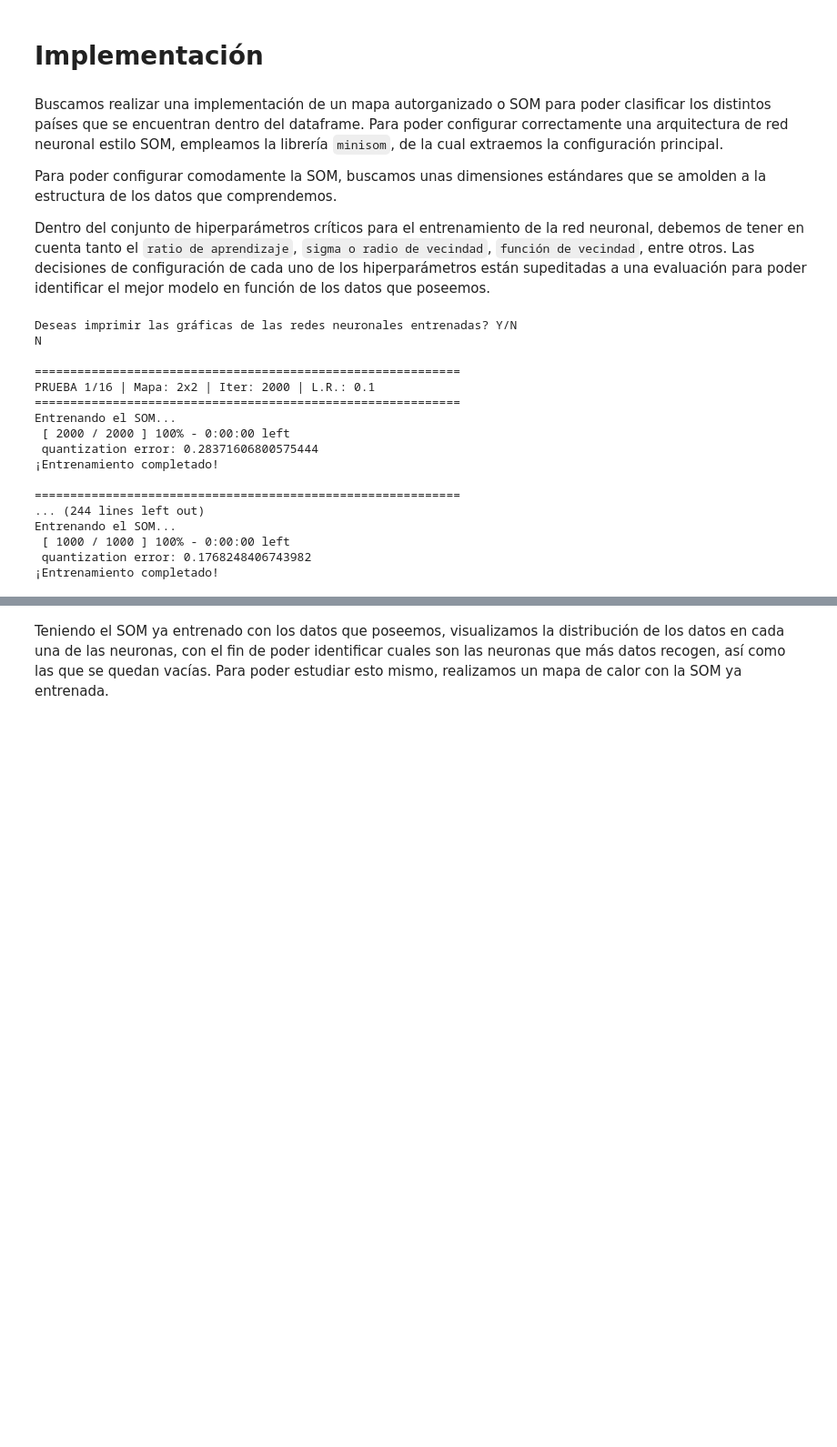
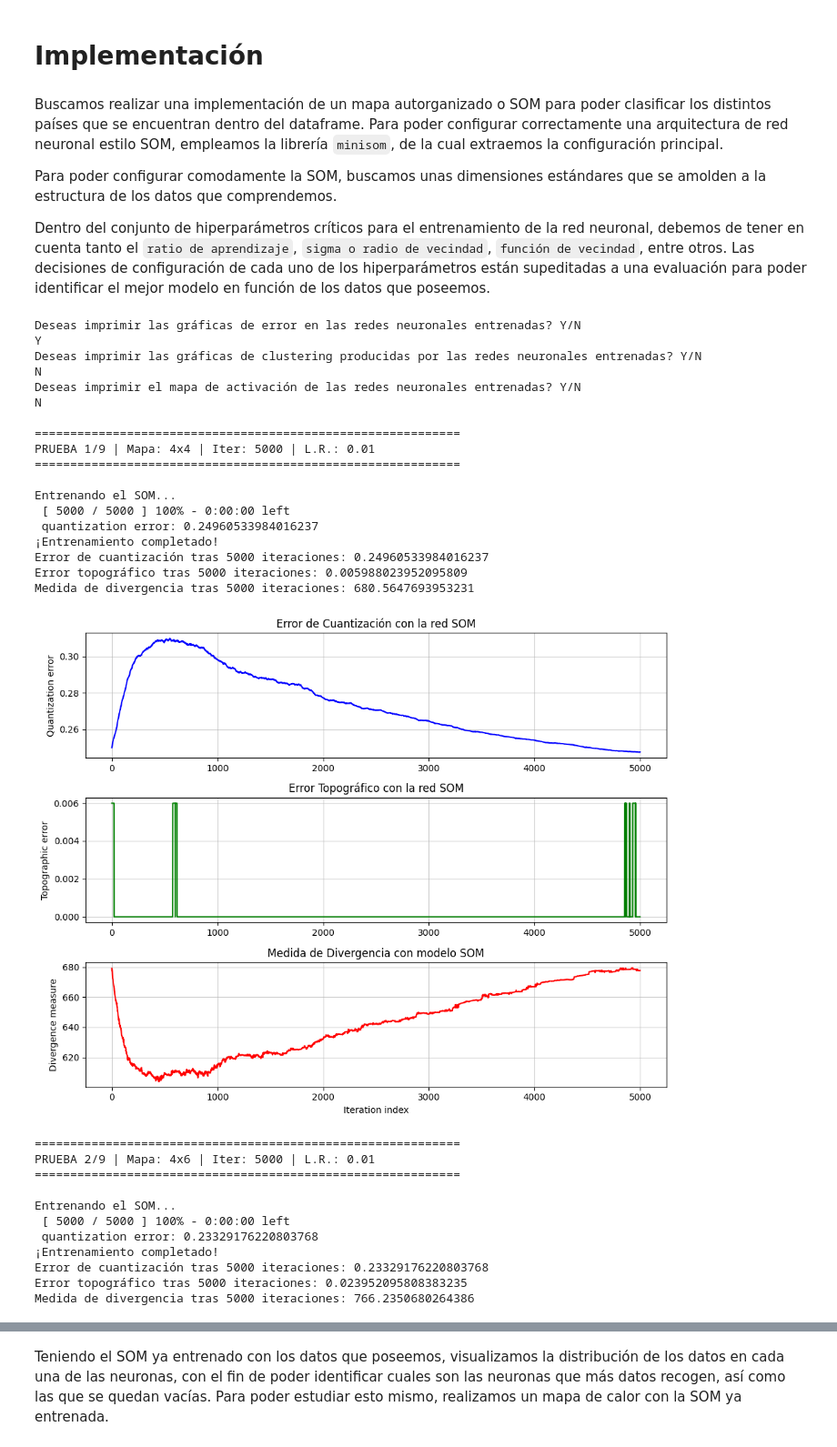
Before and after one commit to luis-sanchez-agulla/Grupo_3B_02_Mineros, a Jupyter notebook: PWI_Grupo2B.ipynb, the cells around one changed output, grey strips where cells are left out. Shown at 91% size. Saved outputs shown, nothing was run; the diff lists cells and outputs as text; code cells hidden in the pictures; blank space fills up the shorter version.

Commit message:
feat(SOM-implementacion): añadidos comentarios explicativos de ciertas métricas y configuraciones. Cambios realizados en el código para la ejecución de pruebas.

```diff
--- a/PWI_Grupo2B.ipynb
+++ b/PWI_Grupo2B.ipynb
@@ -370,11 +379,13 @@ def entrenamiento_som(altura_mapa, anchura_mapa, max_iter, ratio_aprendizaje):
     - SOM entrenada en función de los parametros pasados
   """
 
+  sigma = min(altura_mapa, anchura_mapa) / 2
+
   som = MiniSom(
       x=altura_mapa,
       y=anchura_mapa,
       input_len=columnas_dataset,
-      sigma=1.0,
+      sigma=sigma,
       learning_rate=ratio_aprendizaje,
       neighborhood_function='gaussian',
       random_seed=42
@@ -382,7 +393,7 @@ def entrenamiento_som(altura_mapa, anchura_mapa, max_iter, ratio_aprendizaje):
 
   som.pca_weights_init(df_scaled)
 
-  print("Entrenando el SOM...")
+  print("\nEntrenando el SOM...")
   som.train_random(data=df_scaled, num_iteration=max_iter, verbose=True)
   print("¡Entrenamiento completado!")
 
@@ -400,48 +411,86 @@ def pruebas_SOM(max_iter, ratio_aprendizaje):
     - max_iter: Número máximo de iteraciones para el entrenamiento.
     - ratio_aprendizaje: Ratio de aprendizaje para el entrenamiento.
   """
 
-  alturas_posibles = [2, 4, 6, 8]
-  anchuras_posibles = [2, 4, 6, 8]
+  alturas_posibles = [4, 6, 8]
+  anchuras_posibles = [4, 6, 8]
 
   total_pruebas = (len(alturas_posibles) * len(anchuras_posibles))
   contador = 1
+  contador_pruebas_rechazadas = 0
 
-  print("Deseas imprimir las gráficas de las redes neuronales entrenadas? Y/N")
-  respuesta = input()
+  print("Deseas imprimir las gráficas de error en las redes neuronales entrenadas? Y/N")
+  respuesta_errores = input()
+
+  print("Deseas imprimir las gráficas de clustering producidas por las redes neuronales entrenadas? Y/N")
+  respuesta_clustering = input()
+
+  print("Deseas imprimir el mapa de activación de las redes neuronales entrenadas? Y/N")
+  respuesta_activacion = input()
 
   for altura in alturas_posibles:
     for anchura in anchuras_posibles:
+
       print(f"\n{'='*60}")
       print(f"PRUEBA {contador}/{total_pruebas} | Mapa: {altura}x{anchura} | Iter: {max_iter} | L.R.: {ratio_aprendizaje}")
       print(f"{'='*60}")
 
       som = entrenamiento_som(altura, anchura, max_iter, ratio_aprendizaje)
-      if respuesta == "Y":
+
+      error_cuantizacion = som.quantization_error(df_scaled)
+      error_topografico = som.topographic_error(df_scaled)
+      medida_divergencia = som.distortion_measure(df_scaled)
+
+      if error_topografico > 0.15:
+        contador_pruebas_rechazadas += 1
+        continue
+
+      print(f"Error de cuantización tras {max_iter} iteraciones: {error_cuantizacion}")
+      print(f"Error topográfico tras {max_iter} iteraciones: {error_topografico}")
+      print(f"Medida de divergencia tras {max_iter} iteraciones: {medida_divergencia}")
+      print("\n")
+
+      if respuesta_errores == "Y":
         graficar_metricas_SOM(max_iter, som)
+      if respuesta_clustering == "Y":
         cluster_con_SOM(som, df_scaled, altura, anchura)
+      if respuesta_activacion == "Y":
         mapa_activacion_2D(som, df_scaled)
         graficar_histograma_3D_SOM(som, df_scaled)
 
       contador += 1
+  print(f"Número de pruebas descartadas debido al umbral de medida del error topografico: {contador_pruebas_rechazadas}")
 
-pruebas_SOM(500, 0.1)
-pruebas_SOM(1000, 0.1)
+pruebas_SOM(5000, 0.01)
+# pruebas_SOM(1000, 0.1)
 # %% [output]
-Deseas imprimir las gráficas de las redes neuronales entrenadas? Y/N
+Deseas imprimir las gráficas de error en las redes neuronales entrenadas? Y/N
+Y
+Deseas imprimir las gráficas de clustering producidas por las redes neuronales entrenadas? Y/N
+N
+Deseas imprimir el mapa de activación de las redes neuronales entrenadas? Y/N
 N
 
 ============================================================
-PRUEBA 1/16 | Mapa: 2x2 | Iter: 2000 | L.R.: 0.1
+PRUEBA 1/9 | Mapa: 4x4 | Iter: 5000 | L.R.: 0.01
 ============================================================
+
 Entrenando el SOM...
- [ 2000 / 2000 ] 100% - 0:00:00 left
- quantization error: 0.28371606800575444
+ [ 5000 / 5000 ] 100% - 0:00:00 left
+ quantization error: 0.24960533984016237
 ¡Entrenamiento completado!
-
-============================================================
-... (244 lines left out)
-Entrenando el SOM...
- [ 1000 / 1000 ] 100% - 0:00:00 left
- quantization error: 0.1768248406743982
-¡Entrenamiento completado!
+Error de cuantización tras 5000 iteraciones: 0.24960533984016237
+Error topográfico tras 5000 iteraciones: 0.005988023952095809
+Medida de divergencia tras 5000 iteraciones: 680.5647693953231
+[figure, added]
+============================================================
+PRUEBA 2/9 | Mapa: 4x6 | Iter: 5000 | L.R.: 0.01
+============================================================
+
+Entrenando el SOM...
+ [ 5000 / 5000 ] 100% - 0:00:00 left
+ quantization error: 0.23329176220803768
+¡Entrenamiento completado!
+Error de cuantización tras 5000 iteraciones: 0.23329176220803768
+Error topográfico tras 5000 iteraciones: 0.023952095808383235
+Medida de divergencia tras 5000 iteraciones: 766.2350680264386
```
Also changed, not shown: parts of 5 cells of this notebook, 1 other file.
